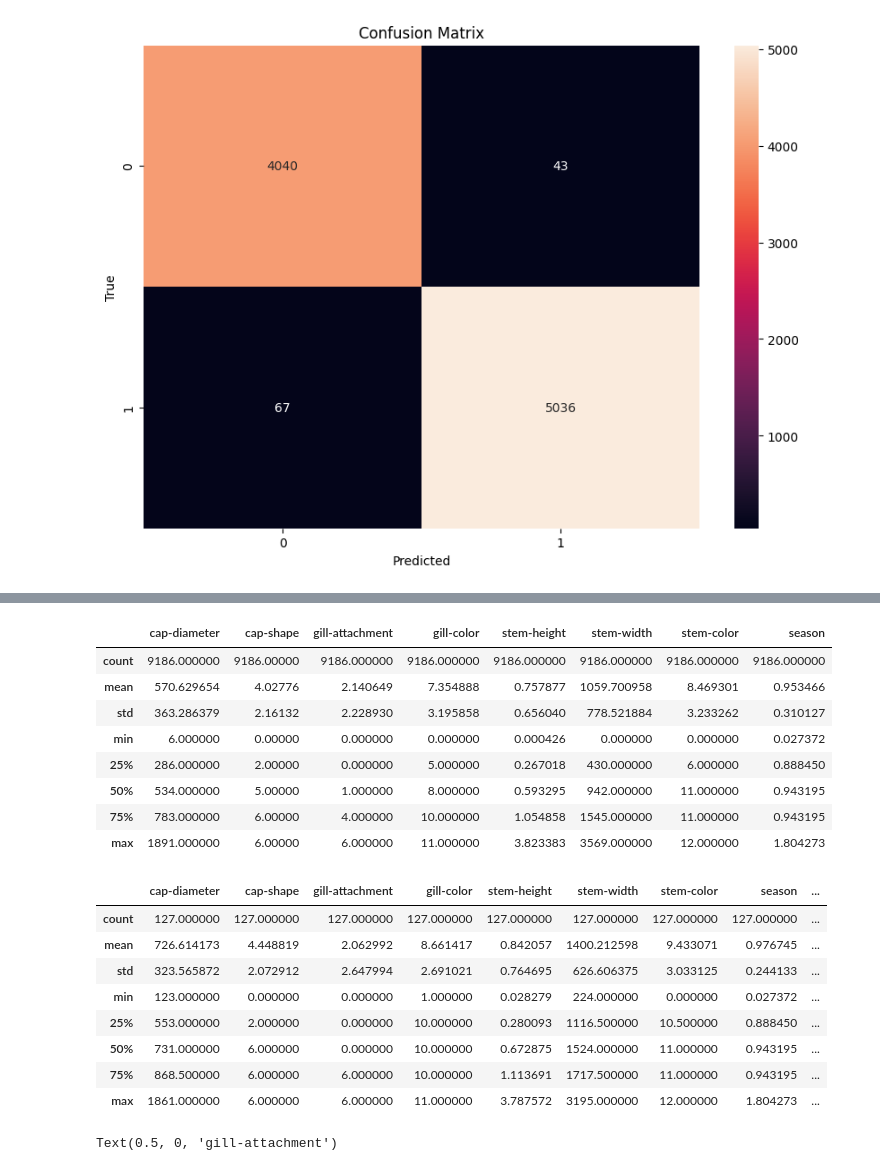
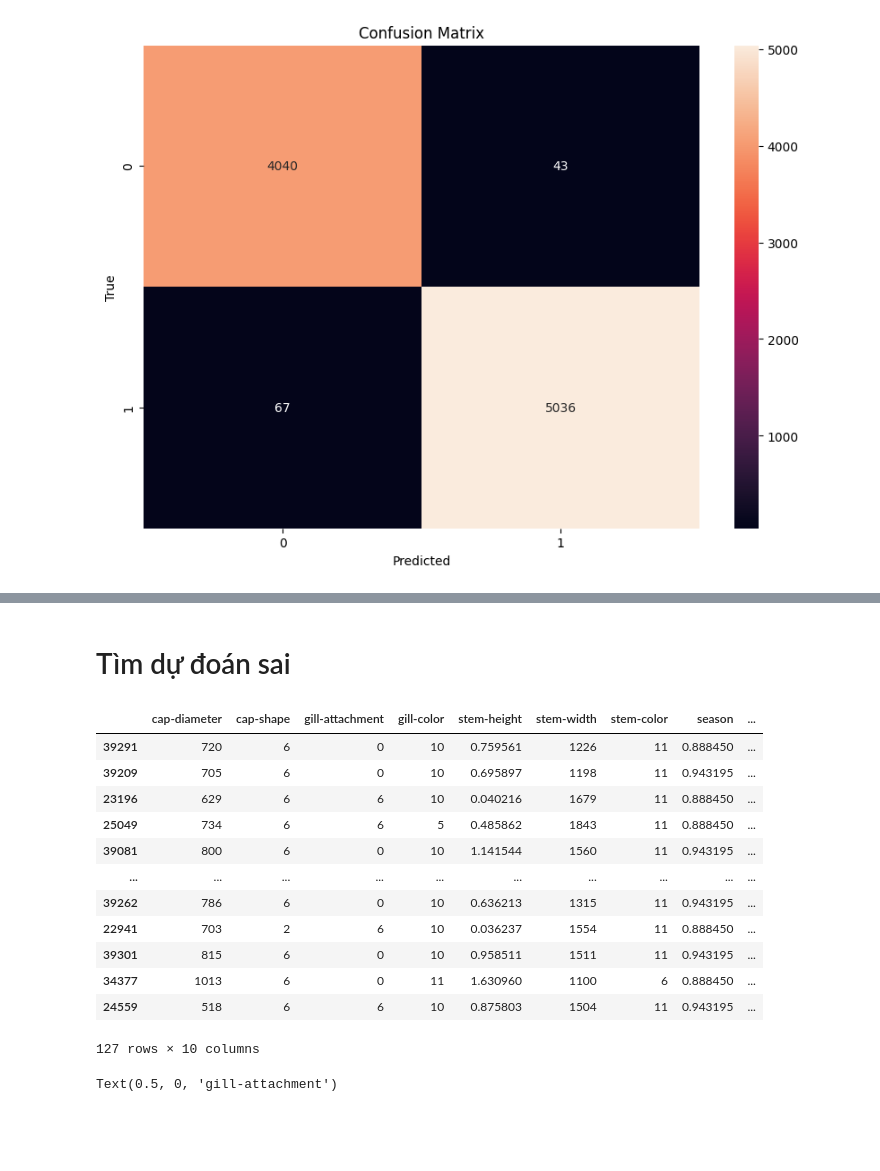
Before and after one commit to hiendamvan/mushroom_edible_classification, a Jupyter notebook: KNN_MODEL.ipynb, the cells around one changed output, grey strips where cells are left out. Saved outputs shown, nothing was run; the diff lists cells and outputs as text; code cells hidden in the pictures; blank space fills up the shorter version.

```diff
--- a/KNN_MODEL.ipynb
+++ b/KNN_MODEL.ipynb
@@ -275,33 +321,27 @@ plt.show()
+# %% [markdown]
+# Tìm dự đoán sai
 # %%
 y_valid['pred'] = y_pred_knn_7.tolist()
 # %%
 y_valid_miss = y_valid[y_valid['class'] != y_valid['pred']]
 # %%
 miss = pd.merge(X_valid, y_valid_miss, left_index=True, right_index=True)
-# %%
-X_valid.describe()
-# %% [output]
-|  | cap-diameter | cap-shape | gill-attachment | gill-color | stem-height | stem-width | stem-color | season |
-| count | 9186.000000 | 9186.00000 | 9186.000000 | 9186.000000 | 9186.000000 | 9186.000000 | 9186.000000 | 9186.000000 |
-| mean | 570.629654 | 4.02776 | 2.140649 | 7.354888 | 0.757877 | 1059.700958 | 8.469301 | 0.953466 |
-| std | 363.286379 | 2.16132 | 2.228930 | 3.195858 | 0.656040 | 778.521884 | 3.233262 | 0.310127 |
-| min | 6.000000 | 0.00000 | 0.000000 | 0.000000 | 0.000426 | 0.000000 | 0.000000 | 0.027372 |
-| 25% | 286.000000 | 2.00000 | 0.000000 | 5.000000 | 0.267018 | 430.000000 | 6.000000 | 0.888450 |
-| 50% | 534.000000 | 5.00000 | 1.000000 | 8.000000 | 0.593295 | 942.000000 | 11.000000 | 0.943195 |
-| 75% | 783.000000 | 6.00000 | 4.000000 | 10.000000 | 1.054858 | 1545.000000 | 11.000000 | 0.943195 |
-| max | 1891.000000 | 6.00000 | 6.000000 | 11.000000 | 3.823383 | 3569.000000 | 12.000000 | 1.804273 |
 # %%
-miss.describe()
+miss
 # %% [output]
 |  | cap-diameter | cap-shape | gill-attachment | gill-color | stem-height | stem-width | stem-color | season | ... |
-| count | 127.000000 | 127.000000 | 127.000000 | 127.000000 | 127.000000 | 127.000000 | 127.000000 | 127.000000 | ... |
-| mean | 726.614173 | 4.448819 | 2.062992 | 8.661417 | 0.842057 | 1400.212598 | 9.433071 | 0.976745 | ... |
-| std | 323.565872 | 2.072912 | 2.647994 | 2.691021 | 0.764695 | 626.606375 | 3.033125 | 0.244133 | ... |
-| min | 123.000000 | 0.000000 | 0.000000 | 1.000000 | 0.028279 | 224.000000 | 0.000000 | 0.027372 | ... |
-| 25% | 553.000000 | 2.000000 | 0.000000 | 10.000000 | 0.280093 | 1116.500000 | 10.500000 | 0.888450 | ... |
-| 50% | 731.000000 | 6.000000 | 0.000000 | 10.000000 | 0.672875 | 1524.000000 | 11.000000 | 0.943195 | ... |
-| 75% | 868.500000 | 6.000000 | 6.000000 | 10.000000 | 1.113691 | 1717.500000 | 11.000000 | 0.943195 | ... |
-| max | 1861.000000 | 6.000000 | 6.000000 | 11.000000 | 3.787572 | 3195.000000 | 12.000000 | 1.804273 | ... |
+| 39291 | 720 | 6 | 0 | 10 | 0.759561 | 1226 | 11 | 0.888450 | ... |
+| 39209 | 705 | 6 | 0 | 10 | 0.695897 | 1198 | 11 | 0.943195 | ... |
+| 23196 | 629 | 6 | 6 | 10 | 0.040216 | 1679 | 11 | 0.888450 | ... |
+| 25049 | 734 | 6 | 6 | 5 | 0.485862 | 1843 | 11 | 0.888450 | ... |
+| 39081 | 800 | 6 | 0 | 10 | 1.141544 | 1560 | 11 | 0.943195 | ... |
+| ... | ... | ... | ... | ... | ... | ... | ... | ... | ... |
+| 39262 | 786 | 6 | 0 | 10 | 0.636213 | 1315 | 11 | 0.943195 | ... |
+| 22941 | 703 | 2 | 6 | 10 | 0.036237 | 1554 | 11 | 0.888450 | ... |
+| 39301 | 815 | 6 | 0 | 10 | 0.958511 | 1511 | 11 | 0.943195 | ... |
+| 34377 | 1013 | 6 | 0 | 11 | 1.630960 | 1100 | 6 | 0.888450 | ... |
+| 24559 | 518 | 6 | 6 | 10 | 0.875803 | 1504 | 11 | 0.943195 | ... |
+127 rows × 10 columns
 # %%
 
 fig, axes = plt.subplots(1,3 , figsize=(15, 10))
```
Also changed, not shown: parts of 17 cells of this notebook.
